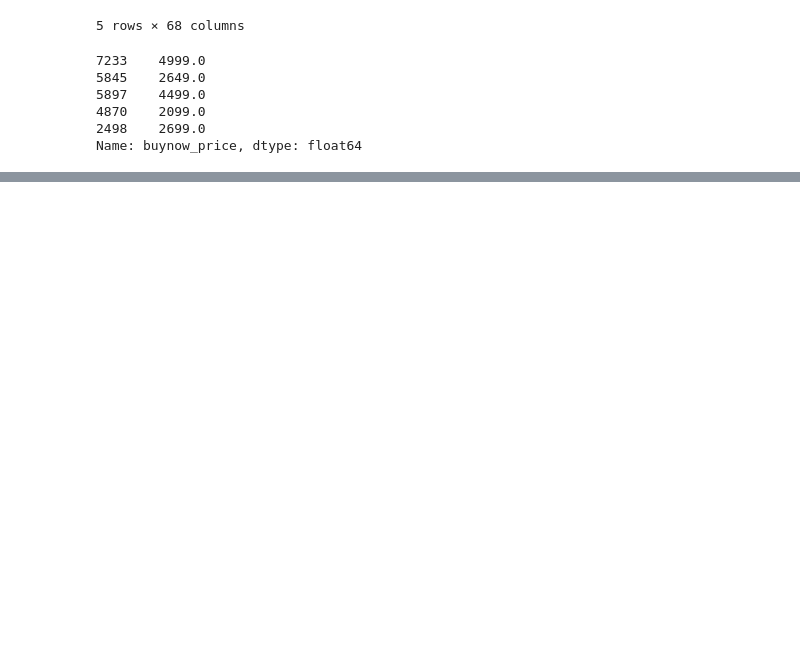
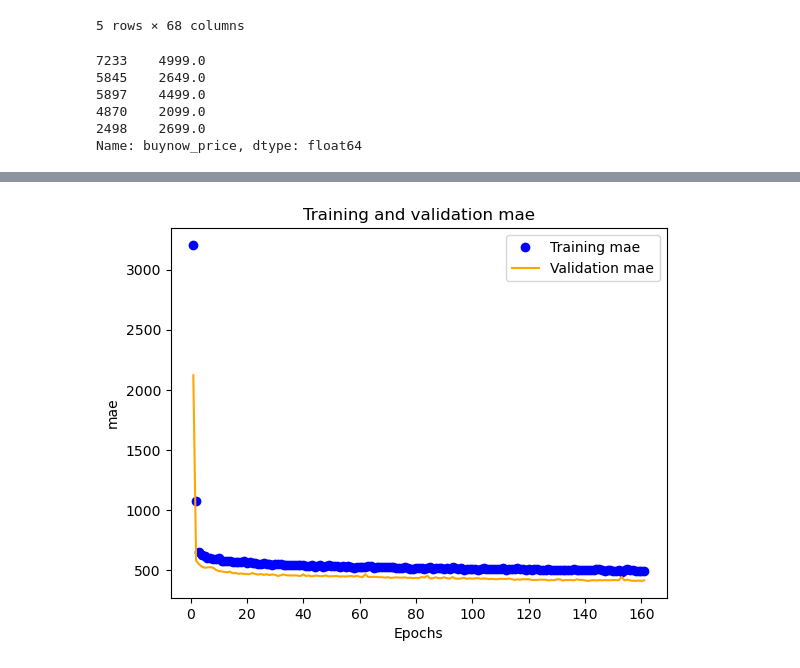
Before and after one commit to CHANDUKOLUSU/Laptop-Price-Prediction-using-ML-DL, a Jupyter notebook: Laptop Price Prediction.ipynb, the cells around one changed output, grey strips where cells are left out. Cells and saved outputs as stored; diff of their text form; code cells hidden in the pictures; blank space fills up the shorter version.

```diff
--- a/Laptop Price Prediction.ipynb
+++ b/Laptop Price Prediction.ipynb
@@ -408,0 +709,16 @@ Name: buynow_price, dtype: float64
+# %%
+# plotting the training and validation mae by epoch
+plt.clf()
+history_dict = history.history
+loss_values = history_dict['mae']
+val_loss_values = history_dict['val_mae']
+epochs = range(1, len(loss_values) + 1)
+plt.plot(epochs, loss_values, 'bo', label='Training mae')
+plt.plot(epochs, val_loss_values, 'orange', label='Validation mae')
+plt.title('Training and validation mae')
+plt.xlabel('Epochs')
+plt.ylabel('mae')
+plt.legend()
+plt.show()
+# %% [output]
+[figure, added]
```
Also changed, not shown: parts of 29 cells of this notebook.
